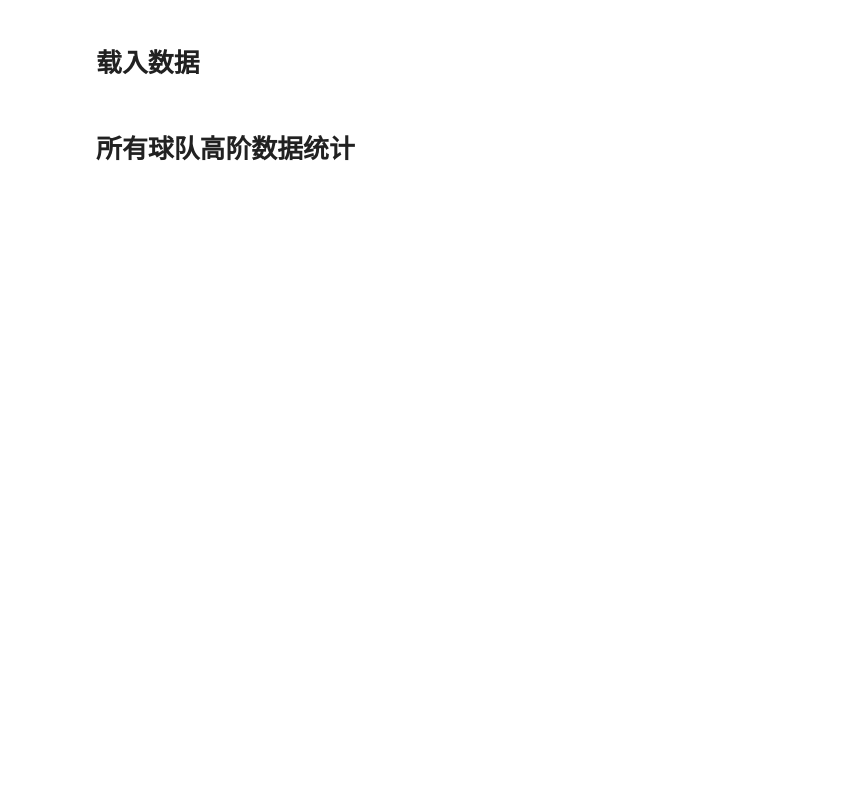
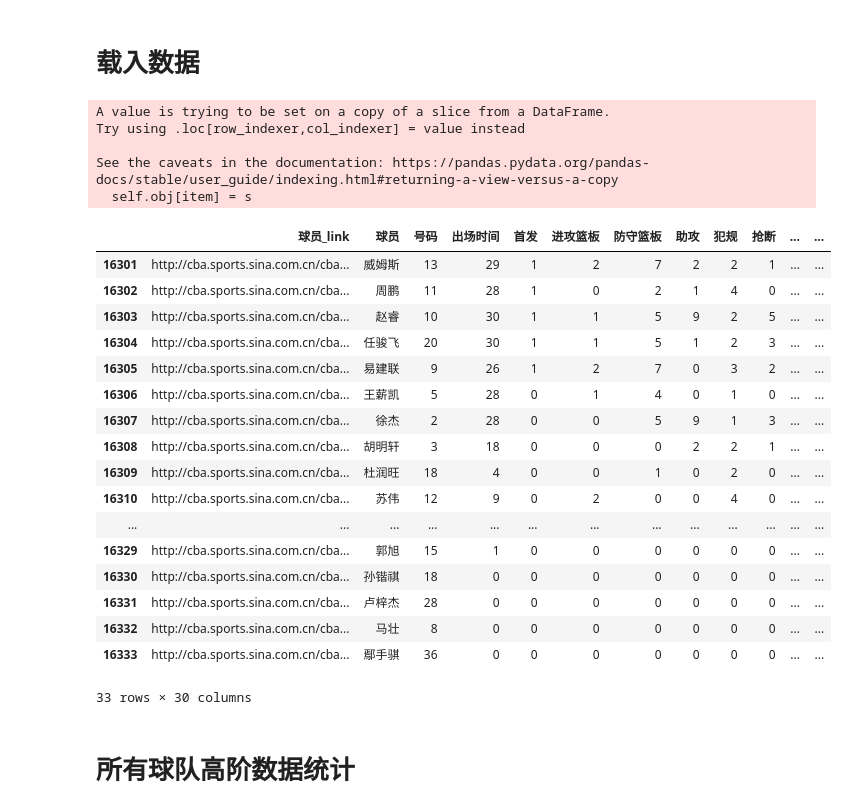
Before and after one commit to JJnotJimmyJohn/CBA-stats-dev, a Jupyter notebook: main.ipynb, the cells around one changed output. Saved outputs shown, nothing was run; the diff lists cells and outputs as text; code cells hidden in the pictures; blank space fills up the shorter version.

```diff
--- a/main.ipynb
+++ b/main.ipynb
@@ -36,3 +38,32 @@ connection.close()
+# %%
+df.loc[df['罚球投']==0,'罚球投']=1
+# %% [output]
+A value is trying to be set on a copy of a slice from a DataFrame.
+Try using .loc[row_indexer,col_indexer] = value instead
+
+See the caveats in the documentation: https://pandas.pydata.org/pandas-docs/stable/user_guide/indexing.html#returning-a-view-versus-a-copy
+  self.obj[item] = s
+# %%
+df
+# %% [output]
+|  | 球员_link | 球员 | 号码 | 出场时间 | 首发 | 进攻篮板 | 防守篮板 | 助攻 | 犯规 | 抢断 | ... | ... |
+| 16301 | http://cba.sports.sina.com.cn/cba... | 威姆斯 | 13 | 29 | 1 | 2 | 7 | 2 | 2 | 1 | ... | ... |
+| 16302 | http://cba.sports.sina.com.cn/cba... | 周鹏 | 11 | 28 | 1 | 0 | 2 | 1 | 4 | 0 | ... | ... |
+| 16303 | http://cba.sports.sina.com.cn/cba... | 赵睿 | 10 | 30 | 1 | 1 | 5 | 9 | 2 | 5 | ... | ... |
+| 16304 | http://cba.sports.sina.com.cn/cba... | 任骏飞 | 20 | 30 | 1 | 1 | 5 | 1 | 2 | 3 | ... | ... |
+| 16305 | http://cba.sports.sina.com.cn/cba... | 易建联 | 9 | 26 | 1 | 2 | 7 | 0 | 3 | 2 | ... | ... |
+| 16306 | http://cba.sports.sina.com.cn/cba... | 王薪凯 | 5 | 28 | 0 | 1 | 4 | 0 | 1 | 0 | ... | ... |
+| 16307 | http://cba.sports.sina.com.cn/cba... | 徐杰 | 2 | 28 | 0 | 0 | 5 | 9 | 1 | 3 | ... | ... |
+| 16308 | http://cba.sports.sina.com.cn/cba... | 胡明轩 | 3 | 18 | 0 | 0 | 0 | 2 | 2 | 1 | ... | ... |
+| 16309 | http://cba.sports.sina.com.cn/cba... | 杜润旺 | 18 | 4 | 0 | 0 | 1 | 0 | 2 | 0 | ... | ... |
+| 16310 | http://cba.sports.sina.com.cn/cba... | 苏伟 | 12 | 9 | 0 | 2 | 0 | 0 | 4 | 0 | ... | ... |
+| ... | ... | ... | ... | ... | ... | ... | ... | ... | ... | ... | ... | ... |
+| 16329 | http://cba.sports.sina.com.cn/cba... | 郭旭 | 15 | 1 | 0 | 0 | 0 | 0 | 0 | 0 | ... | ... |
+| 16330 | http://cba.sports.sina.com.cn/cba... | 孙锴祺 | 18 | 0 | 0 | 0 | 0 | 0 | 0 | 0 | ... | ... |
+| 16331 | http://cba.sports.sina.com.cn/cba... | 卢梓杰 | 28 | 0 | 0 | 0 | 0 | 0 | 0 | 0 | ... | ... |
+| 16332 | http://cba.sports.sina.com.cn/cba... | 马壮 | 8 | 0 | 0 | 0 | 0 | 0 | 0 | 0 | ... | ... |
+| 16333 | http://cba.sports.sina.com.cn/cba... | 鄢手骐 | 36 | 0 | 0 | 0 | 0 | 0 | 0 | 0 | ... | ... |
+33 rows × 30 columns
 # %% [markdown]
 # 所有球队高阶数据统计
 # %%
```
Also changed, not shown: parts of 4 cells of this notebook, 16 other files.
